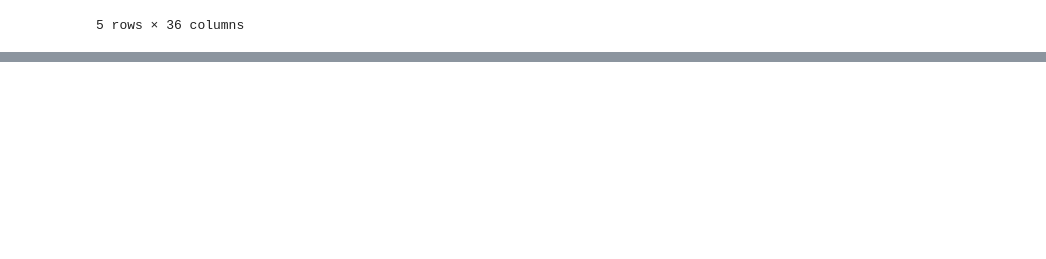
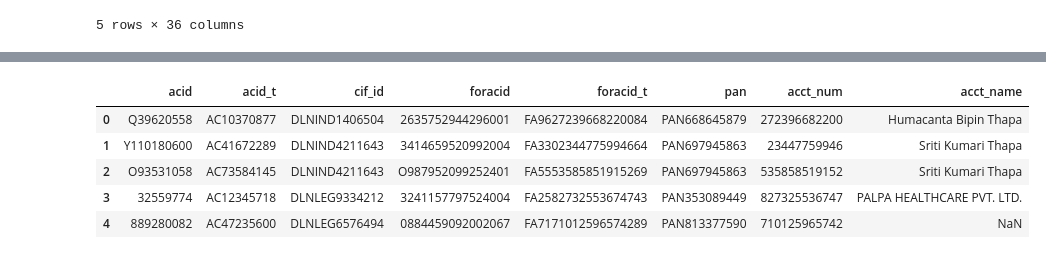
Before and after one commit to dlytica-gcp/masked_original, a Jupyter notebook: mobile_banking/bank_account/bank_account.ipynb, the cells around one changed output, grey strips where cells are left out. Drawn from its saved outputs; the diff is of its cells as text; code cells hidden in the pictures; blank space fills up the shorter version.

```diff
--- a/mobile_banking/bank_account/bank_account.ipynb
+++ b/mobile_banking/bank_account/bank_account.ipynb
@@ -12,0 +27,10 @@ df_bank_acc.head()
+# %%
+df_acidfor_mask=pd.read_csv(r"..\..\tbaadm\general_acct_mast_table\acid_foracid_masked.csv")
+df_acidfor_mask.head()
+# %% [output]
+|  | acid | acid_t | cif_id | foracid | foracid_t | pan | acct_num | acct_name |
+| 0 | Q39620558 | AC10370877 | DLNIND1406504 | 2635752944296001 | FA9627239668220084 | PAN668645879 | 272396682200 | Humacanta Bipin Thapa |
+| 1 | Y110180600 | AC41672289 | DLNIND4211643 | 3414659520992004 | FA3302344775994664 | PAN697945863 | 23447759946 | Sriti Kumari Thapa |
+| 2 | O93531058 | AC73584145 | DLNIND4211643 | O987952099252401 | FA5553585851915269 | PAN697945863 | 535858519152 | Sriti Kumari Thapa |
+| 3 | 32559774 | AC12345718 | DLNLEG9334212 | 3241157797524004 | FA2582732553674743 | PAN353089449 | 827325536747 | PALPA HEALTHCARE PVT. LTD. |
+| 4 | 889280082 | AC47235600 | DLNLEG6576494 | 0884459092002067 | FA7171012596574289 | PAN813377590 | 710125965742 | NaN |
```
Also changed, not shown: parts of 13 cells of this notebook, 11 other files.
